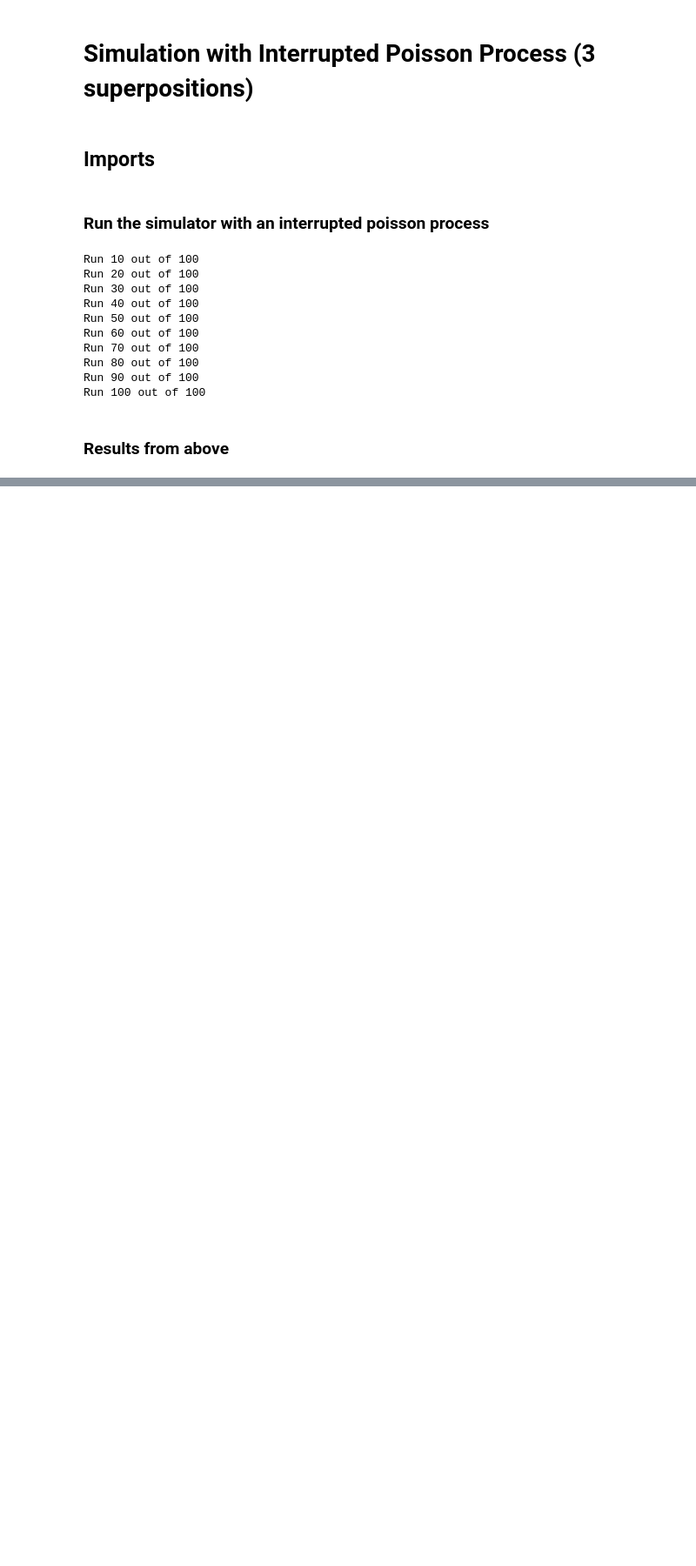
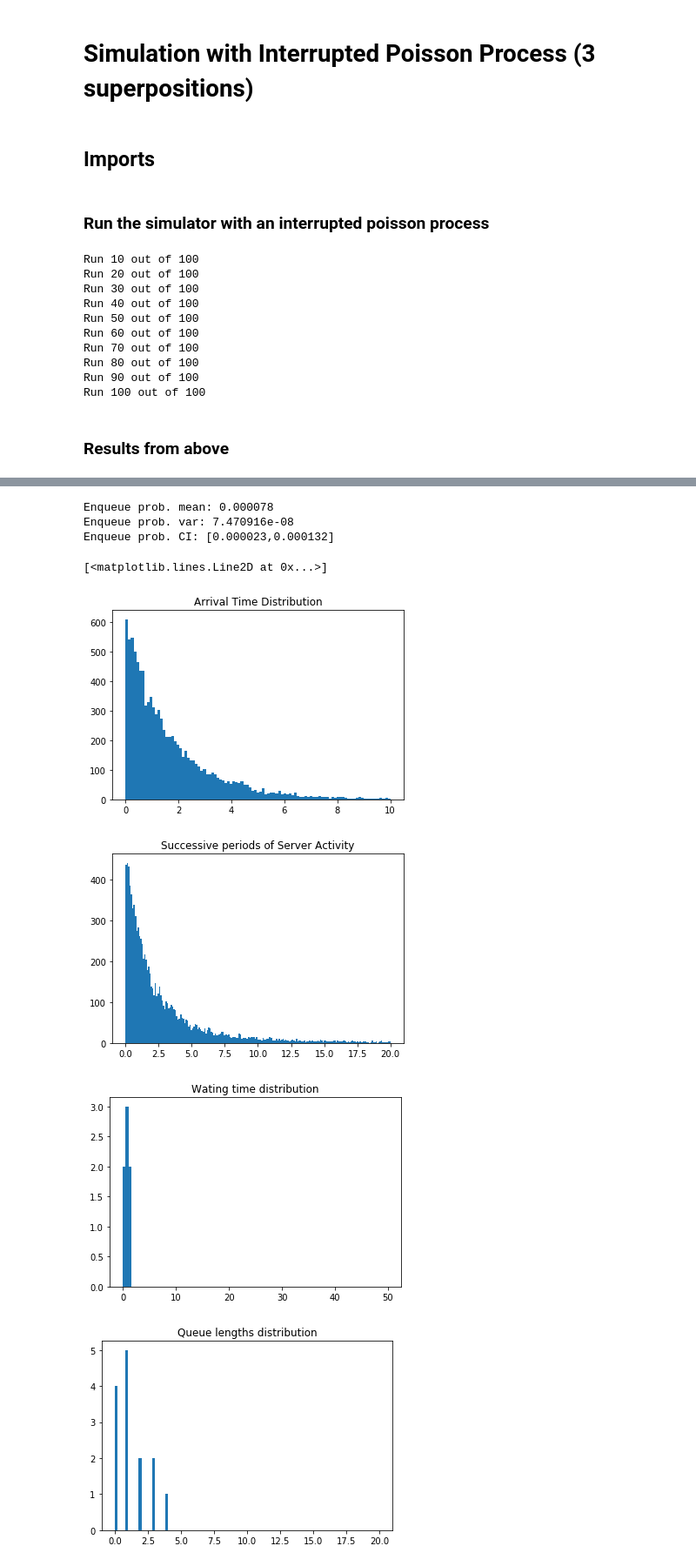
Before and after one commit to mhattingpete/02443_Stochastic_Simulation_Project, a Jupyter notebook: IPP_simulation_superpositions.ipynb, the cells around one changed output, grey strips where cells are left out. Shown at 87% size. Saved outputs shown, nothing was run; the diff lists cells and outputs as text; code cells hidden in the pictures; blank space fills up the shorter version.

```diff
--- a/IPP_simulation_superpositions.ipynb
+++ b/IPP_simulation_superpositions.ipynb
@@ -98,0 +132,38 @@ Enqueue prob. CI: [0.969754,0.970253]
+# %%
+print("\nEnqueue prob. mean: {0:.6f}".format(enqueued.mean()))
+print("Enqueue prob. var: {0:e}".format(enqueued.var(ddof=1)))
+n = enqueued.shape[0]
+inner = (enqueued.std(ddof=1)/np.sqrt(n))
+alpha = 0.05
+CI = [enqueued.mean()+inner*sts.t.ppf(alpha/2,df=n-1),enqueued.mean()+inner*sts.t.ppf(1-(alpha/2),df=n-1)]
+print("Enqueue prob. CI: [{0:.6f},{1:.6f}]".format(*CI))
+
+plt.figure()
+plt.hist(s.arrivalTimes,bins=np.linspace(0,10,100))
+plt.title('Arrival Time Distribution')
+
+serviceActivityTimes = np.array(s.serviceActivityTimes)
+plt.figure()
+plt.hist(serviceActivityTimes,bins=np.linspace(0,20,200))
+plt.title('Successive periods of Server Activity')
+
+Ql = np.array(s.queue.Qlen)
+Qt = np.array(s.queue.Qtime)
+plt.figure()
+plt.title('Wating time distribution')
+plt.hist(Qt,bins=np.linspace(0,50,100))
+plt.figure()
+plt.title('Queue lengths distribution')
+plt.hist(Ql[:,1],bins=np.linspace(0,20,100))
+plt.figure()
+plt.title('Queue lengths as a function of time')
+plt.plot(Ql[:,0],Ql[:,1])
+# %% [output]
+Enqueue prob. mean: 0.000078
+Enqueue prob. var: 7.470916e-08
+Enqueue prob. CI: [0.000023,0.000132]
+[<matplotlib.lines.Line2D at 0x...>]
+[figure, added]
+[figure, added]
+[figure, added]
+[figure, added]
```
Also changed, not shown: parts of 6 cells of this notebook, 4 other files.
